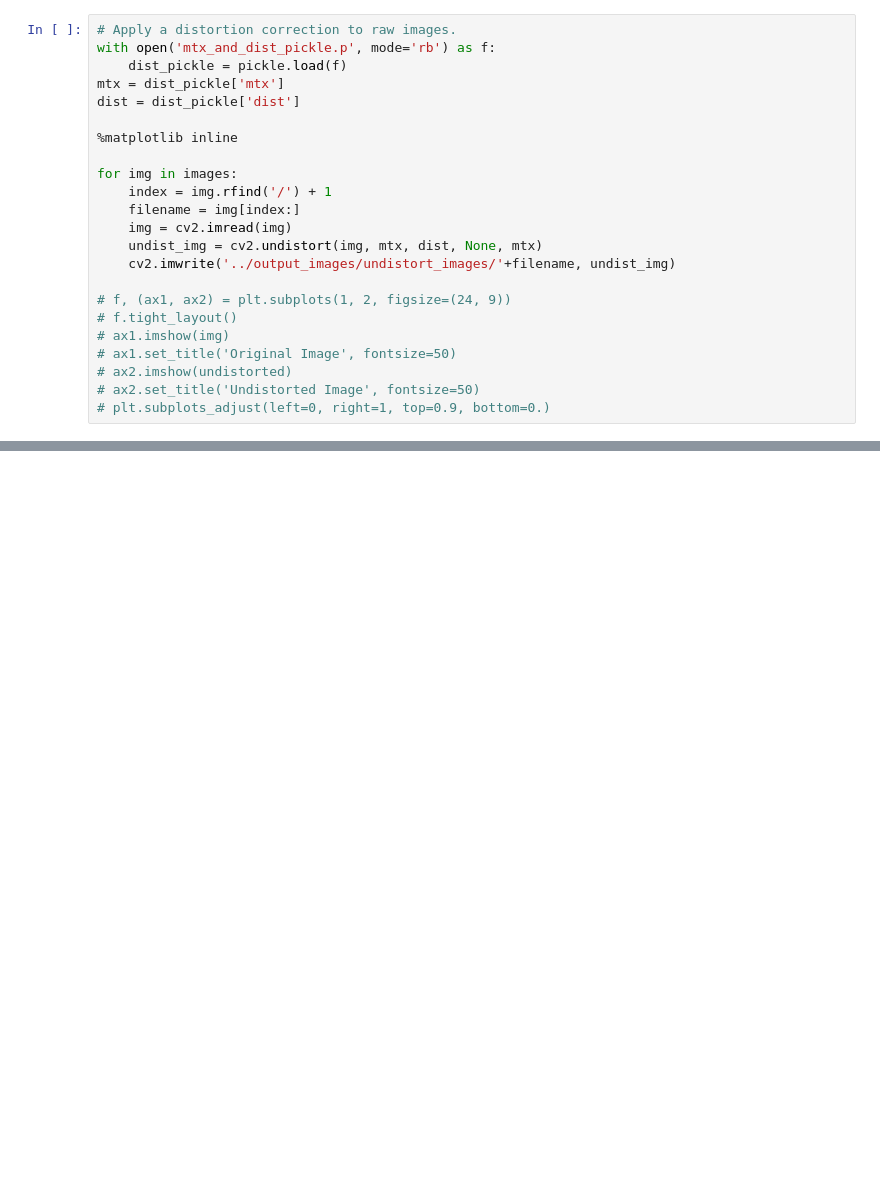
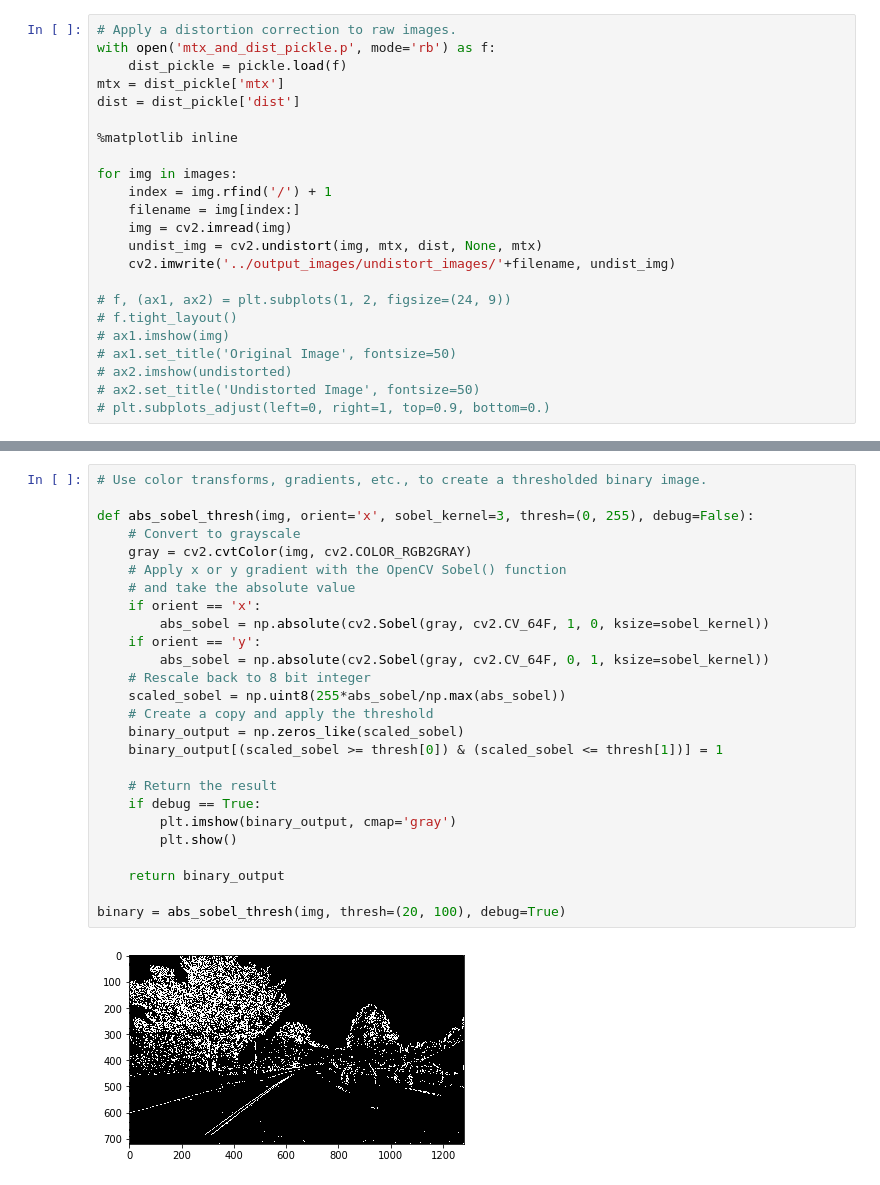
Before and after one commit to fevemania/Advanced-laneline-detector, a Jupyter notebook: examples/example.ipynb, the cells around one changed output, grey strips where cells are left out. Saved outputs shown, nothing was run; the diff lists cells and outputs as text; blank space fills up the shorter version.

Commit message:
modulize color_transformation based on color ranged and gradient ranged

```diff
--- a/examples/example.ipynb
+++ b/examples/example.ipynb
@@ -118,0 +145,28 @@ for img in images:
+# %%
+# Use color transforms, gradients, etc., to create a thresholded binary image.
+
+def abs_sobel_thresh(img, orient='x', sobel_kernel=3, thresh=(0, 255), debug=False):
+    # Convert to grayscale
+    gray = cv2.cvtColor(img, cv2.COLOR_RGB2GRAY)
+    # Apply x or y gradient with the OpenCV Sobel() function
+    # and take the absolute value
+    if orient == 'x':
+        abs_sobel = np.absolute(cv2.Sobel(gray, cv2.CV_64F, 1, 0, ksize=sobel_kernel))
+    if orient == 'y':
+        abs_sobel = np.absolute(cv2.Sobel(gray, cv2.CV_64F, 0, 1, ksize=sobel_kernel))
+    # Rescale back to 8 bit integer
+    scaled_sobel = np.uint8(255*abs_sobel/np.max(abs_sobel))
+    # Create a copy and apply the threshold
+    binary_output = np.zeros_like(scaled_sobel)
+    binary_output[(scaled_sobel >= thresh[0]) & (scaled_sobel <= thresh[1])] = 1
+
+    # Return the result
+    if debug == True:
+        plt.imshow(binary_output, cmap='gray')
+        plt.show()
+
+    return binary_output
+
+binary = abs_sobel_thresh(img, thresh=(20, 100), debug=True)
+# %% [output]
+[figure, added]
```
Also changed, not shown: parts of 13 cells of this notebook, 1 other file.
